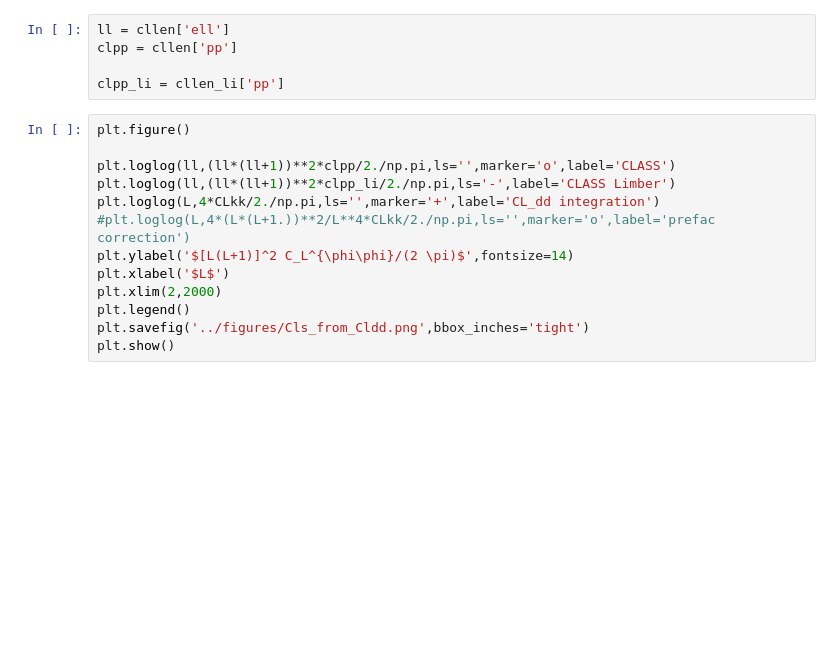
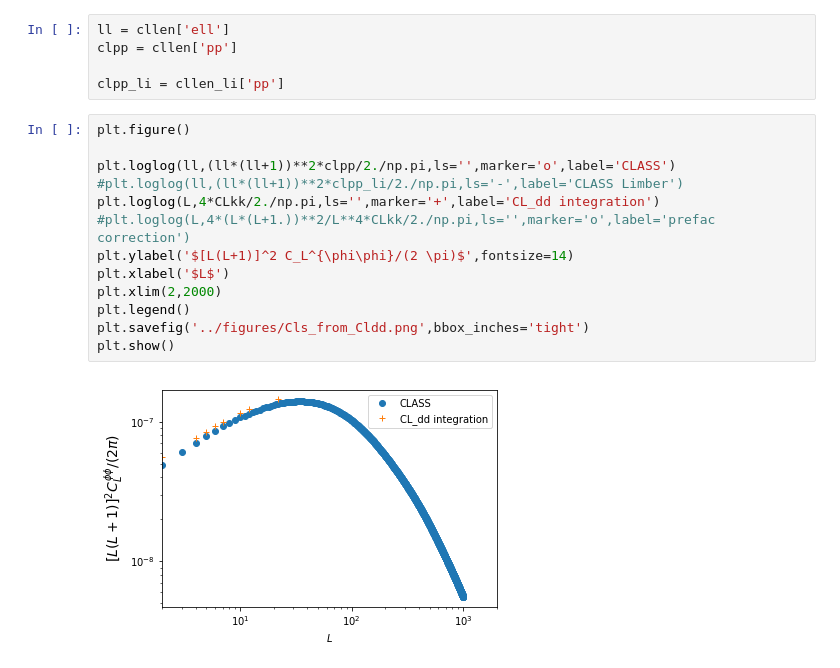
Before and after one commit to VMBoehm/postlimber, a Jupyter notebook: notebooks/IntegrateCldd-highersampling.ipynb, the cells around one changed output. Cells and saved outputs as stored; diff of their text form; blank space fills up the shorter version.

```diff
--- a/notebooks/IntegrateCldd-highersampling.ipynb
+++ b/notebooks/IntegrateCldd-highersampling.ipynb
@@ -362,16 +493,18 @@ clpp_li = cllen_li['pp']
 # %%
 plt.figure()
 
 plt.loglog(ll,(ll*(ll+1))**2*clpp/2./np.pi,ls='',marker='o',label='CLASS')
-plt.loglog(ll,(ll*(ll+1))**2*clpp_li/2./np.pi,ls='-',label='CLASS Limber')
+#plt.loglog(ll,(ll*(ll+1))**2*clpp_li/2./np.pi,ls='-',label='CLASS Limber')
 plt.loglog(L,4*CLkk/2./np.pi,ls='',marker='+',label='CL_dd integration')
 #plt.loglog(L,4*(L*(L+1.))**2/L**4*CLkk/2./np.pi,ls='',marker='o',label='prefac correction')
 plt.ylabel('$[L(L+1)]^2 C_L^{\phi\phi}/(2 \pi)$',fontsize=14)
 plt.xlabel('$L$')
 plt.xlim(2,2000)
 plt.legend()
 plt.savefig('../figures/Cls_from_Cldd.png',bbox_inches='tight')
 plt.show()
+# %% [output]
+[figure, added]
 # %%
 # ratio plot
 if len(L)<len(clpp):
```
Also changed, not shown: parts of 14 cells of this notebook, 2 other files.
